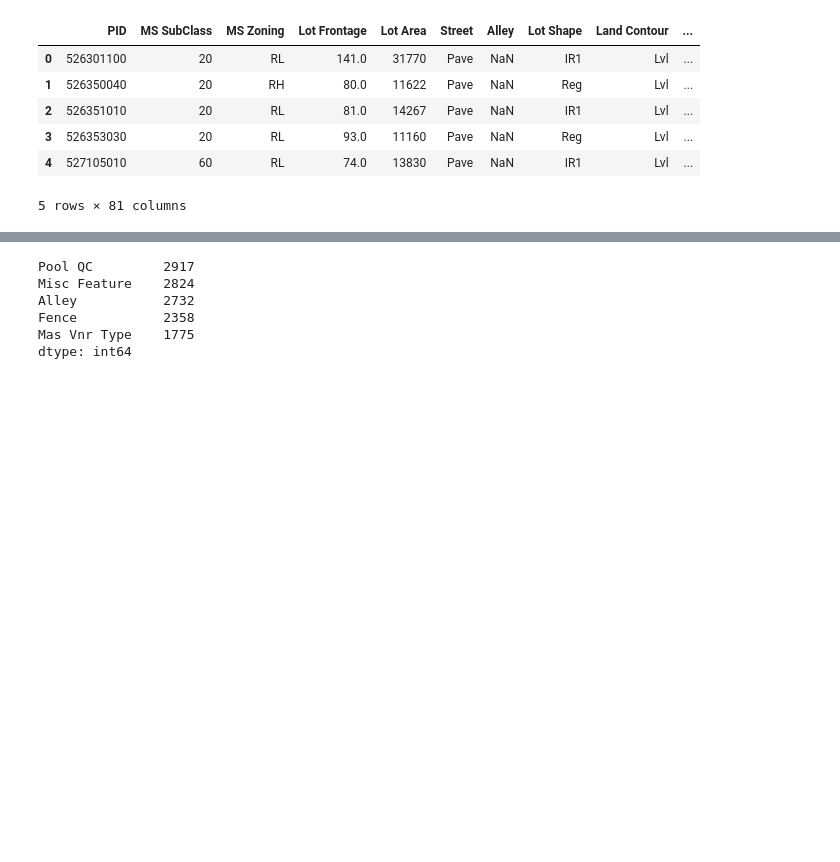
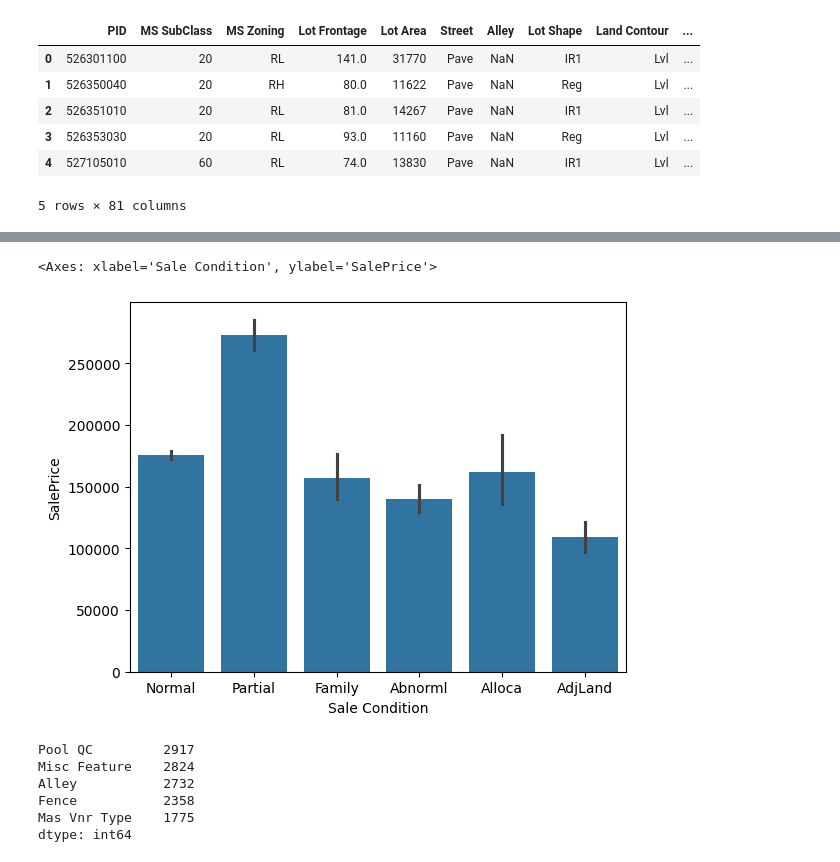
Before and after one commit to marksindustries/ai_ml_projects, a Jupyter notebook: project_1/notebooks/ames_data.ipynb, the cells around one changed output, grey strips where cells are left out. Cells and saved outputs as stored; diff of their text form; code cells hidden in the pictures; blank space fills up the shorter version.

```diff
--- a/project_1/notebooks/ames_data.ipynb
+++ b/project_1/notebooks/ames_data.ipynb
@@ -30,3 +35,8 @@ data.shape
+# %%
+sns.barplot(x='Sale Condition', y='SalePrice', data=data)
+# %% [output]
+<Axes: xlabel='Sale Condition', ylabel='SalePrice'>
+[figure, added]
 # %%
 data.isna().sum().sort_values(ascending=False).head(5)
 # %% [output]
```
Also changed, not shown: parts of 42 cells of this notebook, 6 other files.
